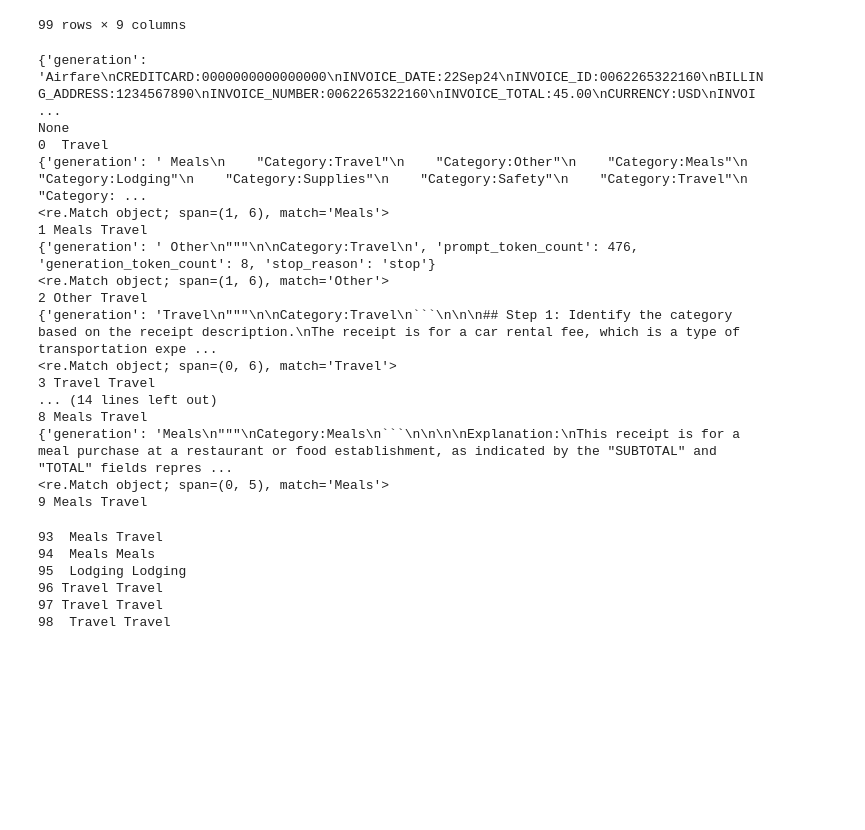
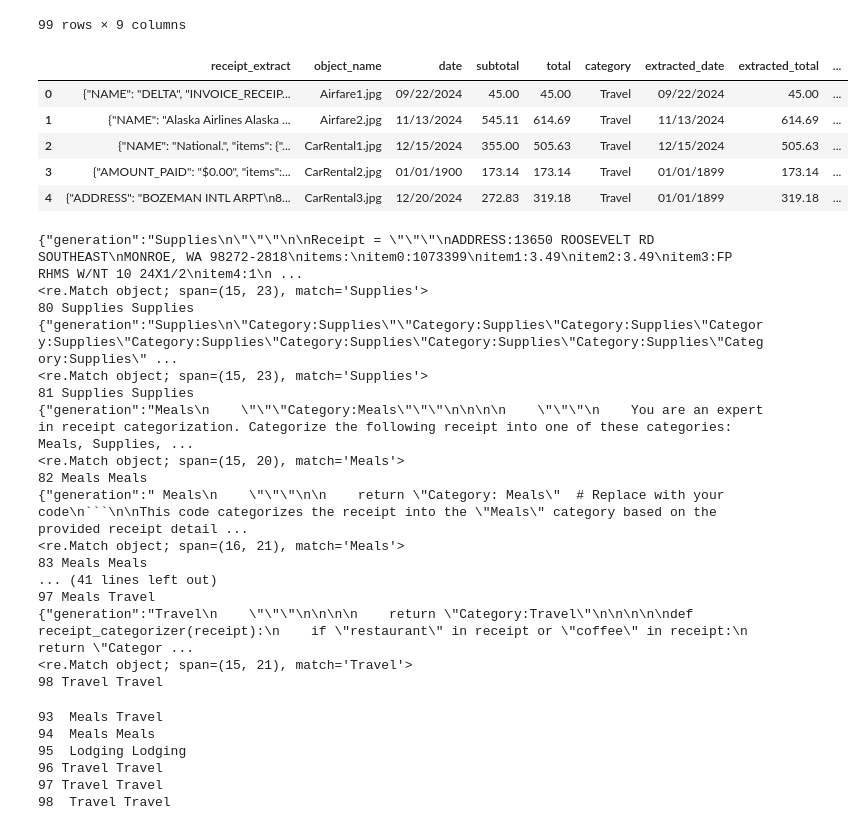
Before and after one commit to Callowlock/ReceiptProcessing, a Jupyter notebook: UploadReceiptsSaveTextract.ipynb, the cells around one changed output. Drawn from its saved outputs; the diff is of its cells as text; code cells hidden in the pictures; blank space fills up the shorter version.

Commit message:
Reran llama, made a test set for querying models

````diff
--- a/UploadReceiptsSaveTextract.ipynb
+++ b/UploadReceiptsSaveTextract.ipynb
@@ -11,7 +11,7 @@ import pandas as pd
 import re
 import time
 # %%
-receipts = pd.read_csv("data/Spreadsheets/receipts.csv")
-receipts.tail()
+receipts = pd.read_csv("data/Spreadsheets/receipts_llama.csv")
+receipts
 # %% [output]
 |  | receipt_extract | object_name | date | subtotal | total | category | extracted_date | extracted_total | ... |
@@ -488,23 +495,32 @@ def add_category_to_dataframe_llama(dataframe, start = 0, end = 1):
+# %%
+receipts.head()
+# %% [output]
+|  | receipt_extract | object_name | date | subtotal | total | category | extracted_date | extracted_total | ... |
+| 0 | {"NAME": "DELTA", "INVOICE_RECEIP... | Airfare1.jpg | 09/22/2024 | 45.00 | 45.00 | Travel | 09/22/2024 | 45.00 | ... |
+| 1 | {"NAME": "Alaska Airlines Alaska ... | Airfare2.jpg | 11/13/2024 | 545.11 | 614.69 | Travel | 11/13/2024 | 614.69 | ... |
+| 2 | {"NAME": "National.", "items": {"... | CarRental1.jpg | 12/15/2024 | 355.00 | 505.63 | Travel | 12/15/2024 | 505.63 | ... |
+| 3 | {"AMOUNT_PAID": "$0.00", "items":... | CarRental2.jpg | 01/01/1900 | 173.14 | 173.14 | Travel | 01/01/1899 | 173.14 | ... |
+| 4 | {"ADDRESS": "BOZEMAN INTL ARPT\n8... | CarRental3.jpg | 12/20/2024 | 272.83 | 319.18 | Travel | 01/01/1899 | 319.18 | ... |
 # %%
-add_category_to_dataframe_llama(receipts, 0, 10)
+add_category_to_dataframe_llama(receipts, 80, len(receipts))
 # %% [output]
-{'generation': 'Airfare\nCREDITCARD:0000000000000000\nINVOICE_DATE:22Sep24\nINVOICE_ID:0062265322160\nBILLING_ADDRESS:1234567890\nINVOICE_NUMBER:0062265322160\nINVOICE_TOTAL:45.00\nCURRENCY:USD\nINVOI ...
-None
-0  Travel
-{'generation': ' Meals\n    "Category:Travel"\n    "Category:Other"\n    "Category:Meals"\n    "Category:Lodging"\n    "Category:Supplies"\n    "Category:Safety"\n    "Category:Travel"\n    "Category: ...
-<re.Match object; span=(1, 6), match='Meals'>
-1 Meals Travel
-{'generation': ' Other\n"""\n\nCategory:Travel\n', 'prompt_token_count': 476, 'generation_token_count': 8, 'stop_reason': 'stop'}
-<re.Match object; span=(1, 6), match='Other'>
-2 Other Travel
-{'generation': 'Travel\n"""\n\nCategory:Travel\n```\n\n\n## Step 1: Identify the category based on the receipt description.\nThe receipt is for a car rental fee, which is a type of transportation expe ...
-<re.Match object; span=(0, 6), match='Travel'>
-3 Travel Travel
-... (14 lines left out)
-8 Meals Travel
-{'generation': 'Meals\n"""\nCategory:Meals\n```\n\n\n\nExplanation:\nThis receipt is for a meal purchase at a restaurant or food establishment, as indicated by the "SUBTOTAL" and "TOTAL" fields repres ...
-<re.Match object; span=(0, 5), match='Meals'>
-9 Meals Travel
+{"generation":"Supplies\n\"\"\"\n\nReceipt = \"\"\"\nADDRESS:13650 ROOSEVELT RD SOUTHEAST\nMONROE, WA 98272-2818\nitems:\nitem0:1073399\nitem1:3.49\nitem2:3.49\nitem3:FP RHMS W/NT 10 24X1/2\nitem4:1\n ...
+<re.Match object; span=(15, 23), match='Supplies'>
+80 Supplies Supplies
+{"generation":"Supplies\n\"Category:Supplies\"\"Category:Supplies\"Category:Supplies\"Category:Supplies\"Category:Supplies\"Category:Supplies\"Category:Supplies\"Category:Supplies\"Category:Supplies\" ...
+<re.Match object; span=(15, 23), match='Supplies'>
+81 Supplies Supplies
+{"generation":"Meals\n    \"\"\"Category:Meals\"\"\"\n\n\n\n    \"\"\"\n    You are an expert in receipt categorization. Categorize the following receipt into one of these categories: Meals, Supplies, ...
+<re.Match object; span=(15, 20), match='Meals'>
+82 Meals Meals
+{"generation":" Meals\n    \"\"\"\n\n    return \"Category: Meals\"  # Replace with your code\n```\n\nThis code categorizes the receipt into the \"Meals\" category based on the provided receipt detail ...
+<re.Match object; span=(16, 21), match='Meals'>
+83 Meals Meals
+... (41 lines left out)
+97 Meals Travel
+{"generation":"Travel\n    \"\"\"\n\n\n\n    return \"Category:Travel\"\n\n\n\n\ndef receipt_categorizer(receipt):\n    if \"restaurant\" in receipt or \"coffee\" in receipt:\n        return \"Categor ...
+<re.Match object; span=(15, 21), match='Travel'>
+98 Travel Travel
 # %%
 add_category_to_dataframe(receipts, 93, len(receipts))
 # %% [output]
````
Also changed, not shown: parts of 11 cells of this notebook, 4 other files.
